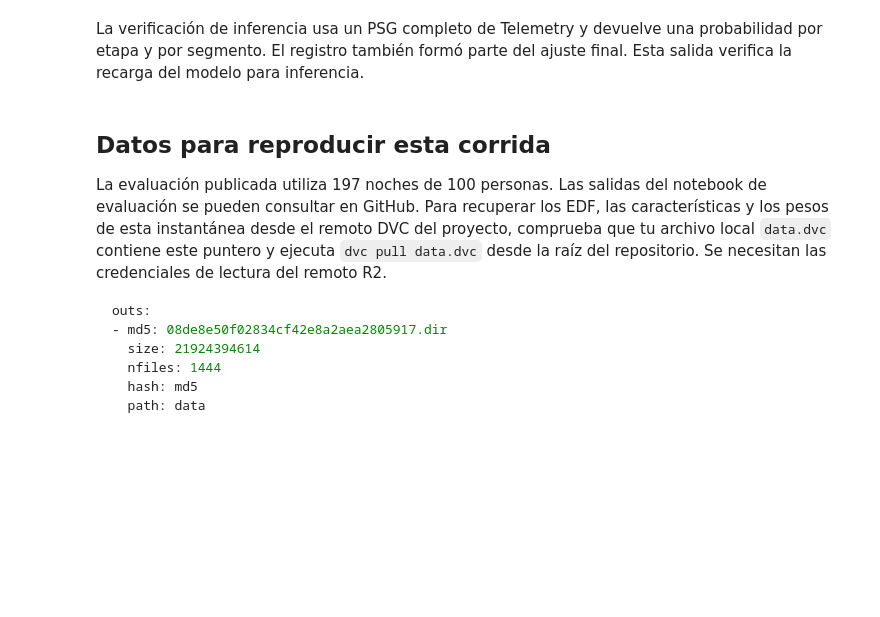
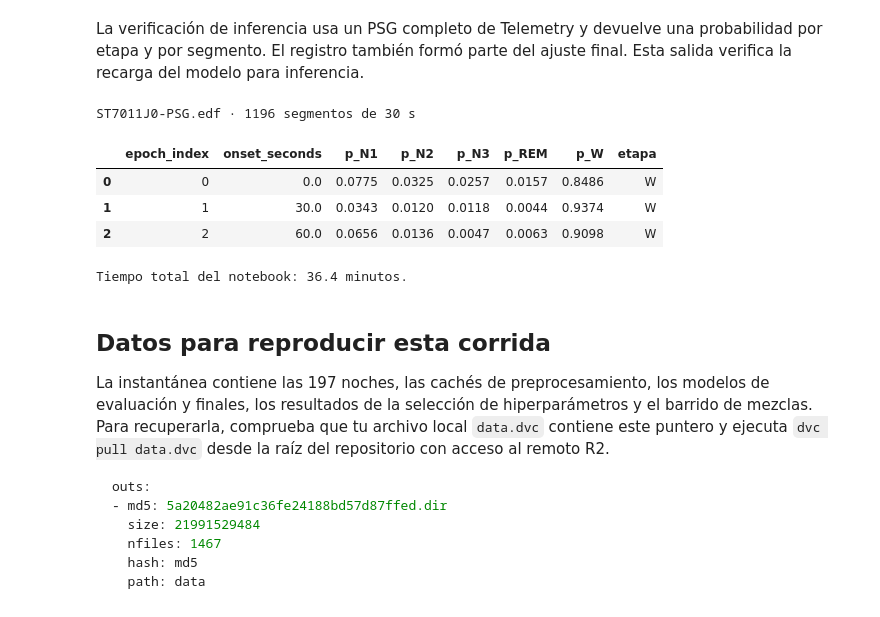
Before and after one commit to jcrkboy/micro-proyecto-grupo-7, a Jupyter notebook: Notebooks/dart_crnn_mixto_final_100.ipynb, the cells around one changed output. Drawn from its saved outputs; the diff is of its cells as text; code cells hidden in the pictures; blank space fills up the shorter version.

````diff
--- a/Notebooks/dart_crnn_mixto_final_100.ipynb
+++ b/Notebooks/dart_crnn_mixto_final_100.ipynb
@@ -39,13 +39,16 @@ from sleep_staging.training import create_lightgbm_classifier, load_or_build_sup
 
 inicio_ejecucion = perf_counter()
 DATA = ROOT / 'data'
-STORE = DATA / 'models/dart_crnn_mixto'
+VERSION = 'dart_666_crnn_27_20261119_191036'
+STORE = DATA/'models/dart_crnn_mixto/versiones'/VERSION
+EXPERIMENTO = DATA/'experimentos/dart_crnn_mixto'/VERSION
+PESO_DART = 0.70
 SPEC = json.loads((DATA / 'experimentos/lightgbm_st_sc/experimento.json').read_text('utf8'))
 CLASES = np.array(SPEC['classes'])
 COLUMNAS = SPEC['feature_columns']
 PERFILES = {c: SPEC['preprocessing_' + c.lower()] for c in ('Telemetry', 'Cassette')}
 CANALES = PERFILES['Telemetry']['channels']
-ITERACIONES_DART = 667
+ITERACIONES_DART = 666
 PARAMS = dict(SPEC['parameters'], n_jobs=6, n_estimators=ITERACIONES_DART)
 BANDAS = [(0.3, 4), (4, 8), (8, 12), (12, 16), (16, 30), (30, 35)]
 DESFASES = (0, 5, 10)
@@ -187,8 +212,11 @@ La media geométrica ponderada asigna un 70 % a DART y un 30 % a la CRNN. Cada f
 # %%
-def combinar(p_dart, p_crnn):
+def combinar(p_dart, p_crnn, peso_dart):
     if p_dart.shape != p_crnn.shape:
         raise ValueError('Las probabilidades de ambas ramas deben estar alineadas.')
-    return softmax(.70*np.log(np.maximum(p_dart,1e-7)) + .30*np.log(np.maximum(p_crnn,1e-7)), axis=1)
+    if not 0 <= peso_dart <= 1:
+        raise ValueError('El peso de DART debe estar entre 0 y 1.')
+    peso_crnn = round(1 - peso_dart, 12)
+    return softmax(peso_dart*np.log(np.maximum(p_dart,1e-7)) + peso_crnn*np.log(np.maximum(p_crnn,1e-7)), axis=1)
 
 def sha256(path):
     with path.open('rb') as f:
@@ -309,7 +337,7 @@ def contrato(filas):
             'personas_entrenamiento':sorted(filas.subject_id.unique()),'segmentos_entrenamiento':len(filas),
             'clases':CLASES.tolist(),'columnas_dart':COLUMNAS,'parametros_dart':PARAMS,
             'preprocesamiento_crnn':prepro_crnn, 'preprocesamiento_dart':PERFILES, 'canales_crnn':CANALES, 'bandas_hz':BANDAS,
-            'epocas_crnn':EPOCAS_CRNN, 'entrada_crnn':[15,6,96],'desfases':DESFASES, 'fusion':{'tipo':'geometrica','dart':.70,'crnn':.30,'piso':1e-7}}
+            'epocas_crnn':EPOCAS_CRNN, 'entrada_crnn':[15,6,96],'desfases':DESFASES, 'fusion':{'tipo':'geometrica','dart':PESO_DART,'crnn':round(1-PESO_DART,12),'piso':1e-7}}
 
 def cargar(manifiesto):
     info = json.loads(manifiesto.read_text('utf8'))
@@ -334,6 +362,10 @@ def guardar(nombre, filas, dart, red, origen, segundos):
         archivos[rama] = {'nombre':ruta.name,'sha256':checksum}
     spec = contrato(filas)
     info = dict(contrato=spec,firma=huella_json(spec),archivos=archivos,origen=origen,tiempos_s=segundos)
+    info['version_experimento'] = VERSION
+    info['hiperparametros_seleccionados'] = (EXPERIMENTO/'hiperparametros.json').relative_to(ROOT).as_posix()
+    if nombre == 'final_100':
+        info['seleccion_fusion'] = (EXPERIMENTO/'fusion.json').relative_to(ROOT).as_posix()
     temporal = carpeta/(uuid4().hex+'.tmp')
     temporal.write_text(json.dumps(info,ensure_ascii=False,indent=2),encoding='utf8')
     temporal.replace(carpeta/'manifest.json')
@@ -350,4 +382,16 @@ def ajustar_y_guardar(nombre, filas):
     guardar(nombre,filas,dart,red,'Ajuste con las personas del manifiesto',segundos)
     print('Ajustado y guardado:',nombre,{k:round(v,1) for k,v in segundos.items()})
     return cargar(destino)
+
+def leer_mezcla_seleccionada(ficha_80, obligatoria):
+    ruta = EXPERIMENTO/'fusion.json'
+    if ruta.is_file():
+        seleccion = json.loads(ruta.read_text('utf8'))
+        huellas_modelos = {k:v['sha256'] for k,v in ficha_80['archivos'].items()}
+        if (seleccion['version'] == VERSION and seleccion['iteraciones_dart'] == ITERACIONES_DART
+                and seleccion['epocas_crnn'] == EPOCAS_CRNN and seleccion['sha256_pesos'] == huellas_modelos):
+            return seleccion
+    if obligatoria:
+        raise ValueError('Se requiere una selección de mezcla verificada sobre los modelos 80/20 de esta versión.')
+    return None
 # %% [markdown]
@@ -373,37 +448,44 @@ La verificación de inferencia usa un PSG completo de Telemetry y devuelve una p
 # %%
 def predecir_edf(archivo, cohorte, dart, crnn, ficha):
     contrato_modelo = ficha['contrato']
     perfil = contrato_modelo['preprocesamiento_dart'][cohorte]
     archivo = Path(archivo)
     huella = sha256(archivo)
     directorio = carpeta_dart_inferencia(perfil, paquete)
     tabla_dart = tabla_dart_guardada(archivo, perfil, directorio, huella)
     features = tabla_dart.reindex(columns=contrato_modelo['columnas_dart']).astype('float32')
     p_tab = dart.predict(features, num_threads=4)
     espectro = entrada_espectral_guardada(archivo, huella, cache_espectral)
     p_red = prob_crnn(crnn, espectro)
-    probabilidades = combinar(p_tab, p_red)
+    probabilidades = combinar(p_tab, p_red, contrato_modelo['fusion']['dart'])
     clases = np.array(contrato_modelo['clases'])
     tabla = pd.DataFrame(probabilidades, columns=['p_'+c for c in clases])
     return pd.concat([tabla_dart[['epoch_index','onset_seconds']].reset_index(drop=True),
                       tabla.assign(etapa=clases[probabilidades.argmax(axis=1)])], axis=1)
 
 archivo = registros['Telemetry'][0].psg_path
 predicciones = predecir_edf(archivo, 'Telemetry', dart_final, crnn_final, ficha_final)
 np.testing.assert_allclose(predicciones.filter(regex='^p_').sum(axis=1), 1, atol=1e-6)
 print(archivo.name, '·', len(predicciones), 'segmentos de 30 s')
 display(predicciones.head(3).round(4))
 print(f'Tiempo total del notebook: {(perf_counter()-inicio_ejecucion)/60:.1f} minutos.')
+# %% [output]
+ST7011J0-PSG.edf · 1196 segmentos de 30 s
+|  | epoch_index | onset_seconds | p_N1 | p_N2 | p_N3 | p_REM | p_W | etapa |
+| 0 | 0 | 0.0 | 0.0775 | 0.0325 | 0.0257 | 0.0157 | 0.8486 | W |
+| 1 | 1 | 30.0 | 0.0343 | 0.0120 | 0.0118 | 0.0044 | 0.9374 | W |
+| 2 | 2 | 60.0 | 0.0656 | 0.0136 | 0.0047 | 0.0063 | 0.9098 | W |
+Tiempo total del notebook: 36.4 minutos.
 # %% [markdown]
 ## Datos para reproducir esta corrida
 
-La evaluación publicada utiliza 197 noches de 100 personas. Las salidas del notebook de evaluación se pueden consultar en GitHub. Para recuperar los EDF, las características y los pesos de esta instantánea desde el remoto DVC del proyecto, comprueba que tu archivo local `data.dvc` contiene este puntero y ejecuta `dvc pull data.dvc` desde la raíz del repositorio. Se necesitan las credenciales de lectura del remoto R2.
+La instantánea contiene las 197 noches, las cachés de preprocesamiento, los modelos de evaluación y finales, los resultados de la selección de hiperparámetros y el barrido de mezclas. Para recuperarla, comprueba que tu archivo local `data.dvc` contiene este puntero y ejecuta `dvc pull data.dvc` desde la raíz del repositorio con acceso al remoto R2.
 
 ```yaml
 outs:
-- md5: 08de8e50f02834cf42e8a2aea2805917.dir
-  size: 21924394614
-  nfiles: 1444
+- md5: 5a20482ae91c36fe24188bd57d87ffed.dir
+  size: 21991529484
+  nfiles: 1467
   hash: md5
   path: data
 ```
````
Also changed, not shown: parts of 5 cells of this notebook, 1 other file.
